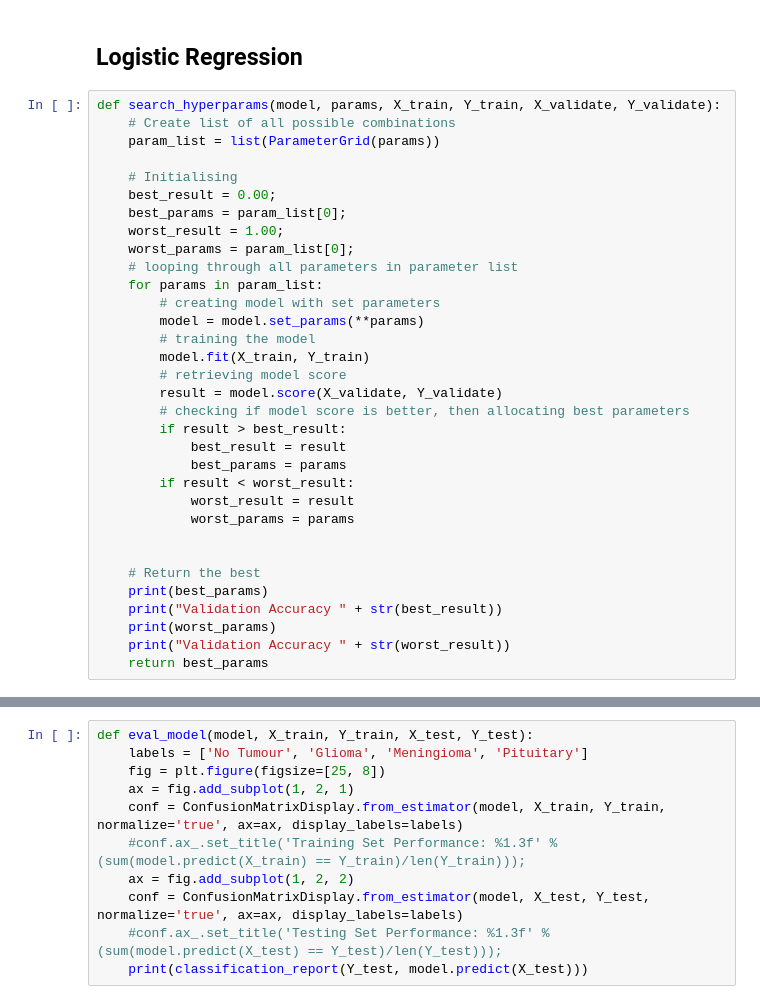
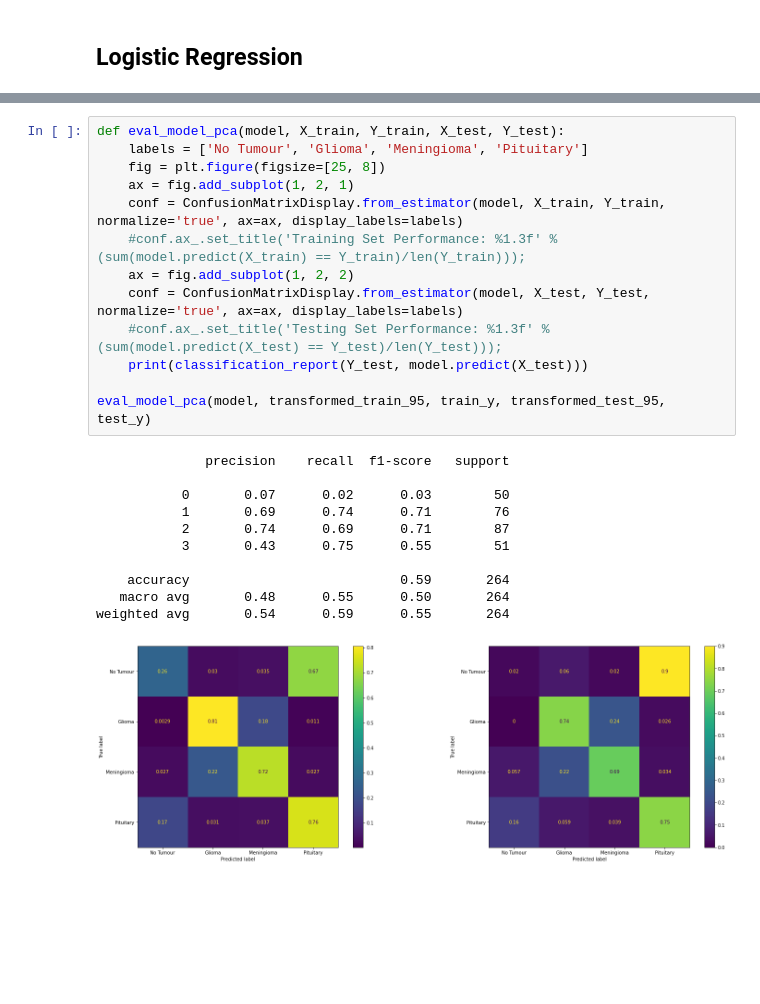
Before and after one commit to Shahak-Kuba/CAB420_Group, a Jupyter notebook: PCA_LOGISTIC_Tumor_Classifier.ipynb, the cells around one changed output, grey strips where cells are left out. Drawn from its saved outputs; the diff is of its cells as text; blank space fills up the shorter version.

```diff
--- a/PCA_LOGISTIC_Tumor_Classifier.ipynb
+++ b/PCA_LOGISTIC_Tumor_Classifier.ipynb
@@ -114,38 +114,5 @@ print(train_y.shape)
 # %% [markdown]
 ## Logistic Regression
-# %%
-def search_hyperparams(model, params, X_train, Y_train, X_validate, Y_validate):
-    # Create list of all possible combinations
-    param_list = list(ParameterGrid(params))
-
-    # Initialising
-    best_result = 0.00;
-    best_params = param_list[0];
-    worst_result = 1.00;
-    worst_params = param_list[0];
-    # looping through all parameters in parameter list
-    for params in param_list:
-        # creating model with set parameters
-        model = model.set_params(**params)
-        # training the model
-        model.fit(X_train, Y_train)
-        # retrieving model score
-        result = model.score(X_validate, Y_validate)
-        # checking if model score is better, then allocating best parameters
-        if result > best_result:
-            best_result = result
-            best_params = params
-        if result < worst_result:
-            worst_result = result
-            worst_params = params
-
-
-    # Return the best
-    print(best_params)
-    print("Validation Accuracy " + str(best_result))
-    print(worst_params)
-    print("Validation Accuracy " + str(worst_result))
-    return best_params
 # %%
 param_grid = {'penalty': ["l2"], 'C': list(range(1, 30)), 'fit_intercept': [True, False], 'class_weight': ["balanced"], 'solver' : ['liblinear', 'newton-cg', 'lbfgs', 'sag', 'saga']}
 
@@ -187,12 +154,26 @@ LogisticRegression(C=1, class_weight='balanced', fit_intercept=False,
                    solver='liblinear')
 # %%
-def eval_model(model, X_train, Y_train, X_test, Y_test):
+def eval_model_pca(model, X_train, Y_train, X_test, Y_test):
     labels = ['No Tumour', 'Glioma', 'Meningioma', 'Pituitary']
     fig = plt.figure(figsize=[25, 8])
     ax = fig.add_subplot(1, 2, 1)
     conf = ConfusionMatrixDisplay.from_estimator(model, X_train, Y_train, normalize='true', ax=ax, display_labels=labels)
     #conf.ax_.set_title('Training Set Performance: %1.3f' % (sum(model.predict(X_train) == Y_train)/len(Y_train)));
     ax = fig.add_subplot(1, 2, 2)
     conf = ConfusionMatrixDisplay.from_estimator(model, X_test, Y_test, normalize='true', ax=ax, display_labels=labels)
     #conf.ax_.set_title('Testing Set Performance: %1.3f' % (sum(model.predict(X_test) == Y_test)/len(Y_test)));
     print(classification_report(Y_test, model.predict(X_test)))
+
+eval_model_pca(model, transformed_train_95, train_y, transformed_test_95, test_y)
+# %% [output]
+              precision    recall  f1-score   support
+
+           0       0.07      0.02      0.03        50
+           1       0.69      0.74      0.71        76
+           2       0.74      0.69      0.71        87
+           3       0.43      0.75      0.55        51
+
+    accuracy                           0.59       264
+   macro avg       0.48      0.55      0.50       264
+weighted avg       0.54      0.59      0.55       264
+[figure, added]
```
Also changed, not shown: parts of 19 cells of this notebook, 5 other files.
